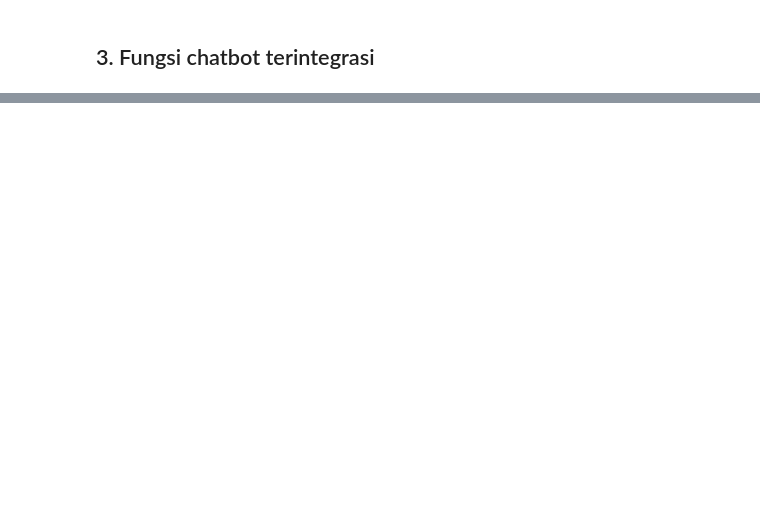
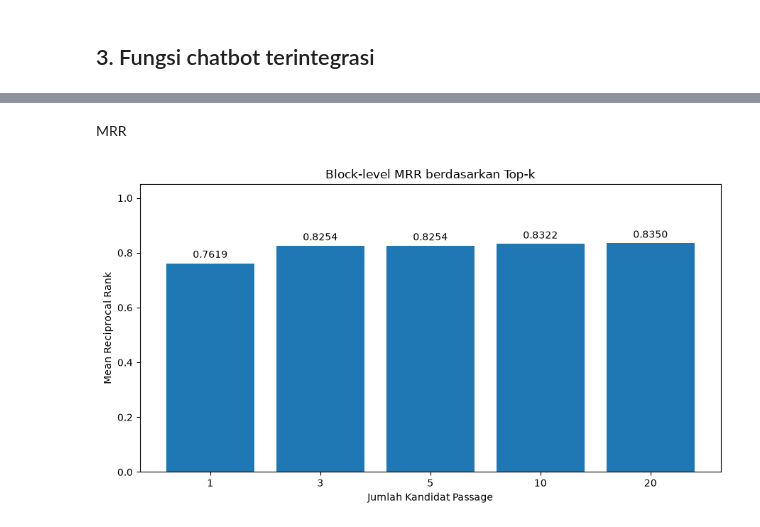
Before and after one commit to bintangula23/pba-qa-sejarah-kemerdekaan-indonesia, a Jupyter notebook: Integrasi_Chatbot_Sejarah.ipynb, the cells around one changed output, grey strips where cells are left out. Cells and saved outputs as stored; diff of their text form; code cells hidden in the pictures; blank space fills up the shorter version.

```diff
--- a/Integrasi_Chatbot_Sejarah.ipynb
+++ b/Integrasi_Chatbot_Sejarah.ipynb
@@ -416,0 +536,33 @@ File evaluasi: hasil_jawaban_chatbot_21_k20.json dan hasil_jawaban_chatbot_21_k2
+# %% [markdown]
+MRR
+# %%
+y_mrr = [
+    h["mrr"]
+    for h in hasil_top_k
+]
+
+plt.figure(figsize=(9, 5))
+
+plt.bar(
+    [str(k) for k in x],
+    y_mrr
+)
+
+for i, nilai in enumerate(y_mrr):
+
+    plt.text(
+        i,
+        nilai + 0.02,
+        f"{nilai:.4f}",
+        ha="center"
+    )
+
+plt.title("Block-level MRR berdasarkan Top-k")
+plt.xlabel("Jumlah Kandidat Passage")
+plt.ylabel("Mean Reciprocal Rank")
+
+plt.ylim(0, 1.05)
+plt.tight_layout()
+plt.show()
+# %% [output]
+[figure, added]
```
Also changed, not shown: parts of 30 cells of this notebook, 3 other files.
